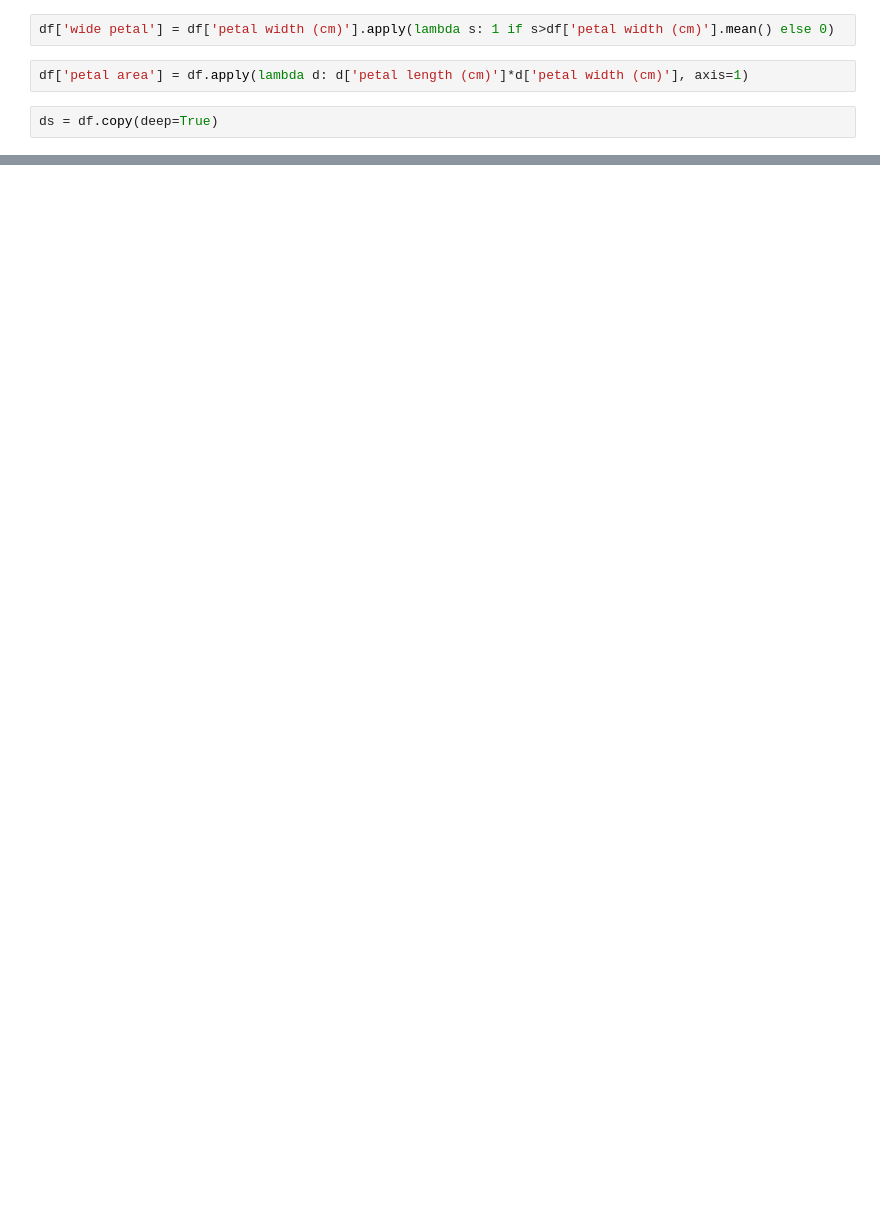
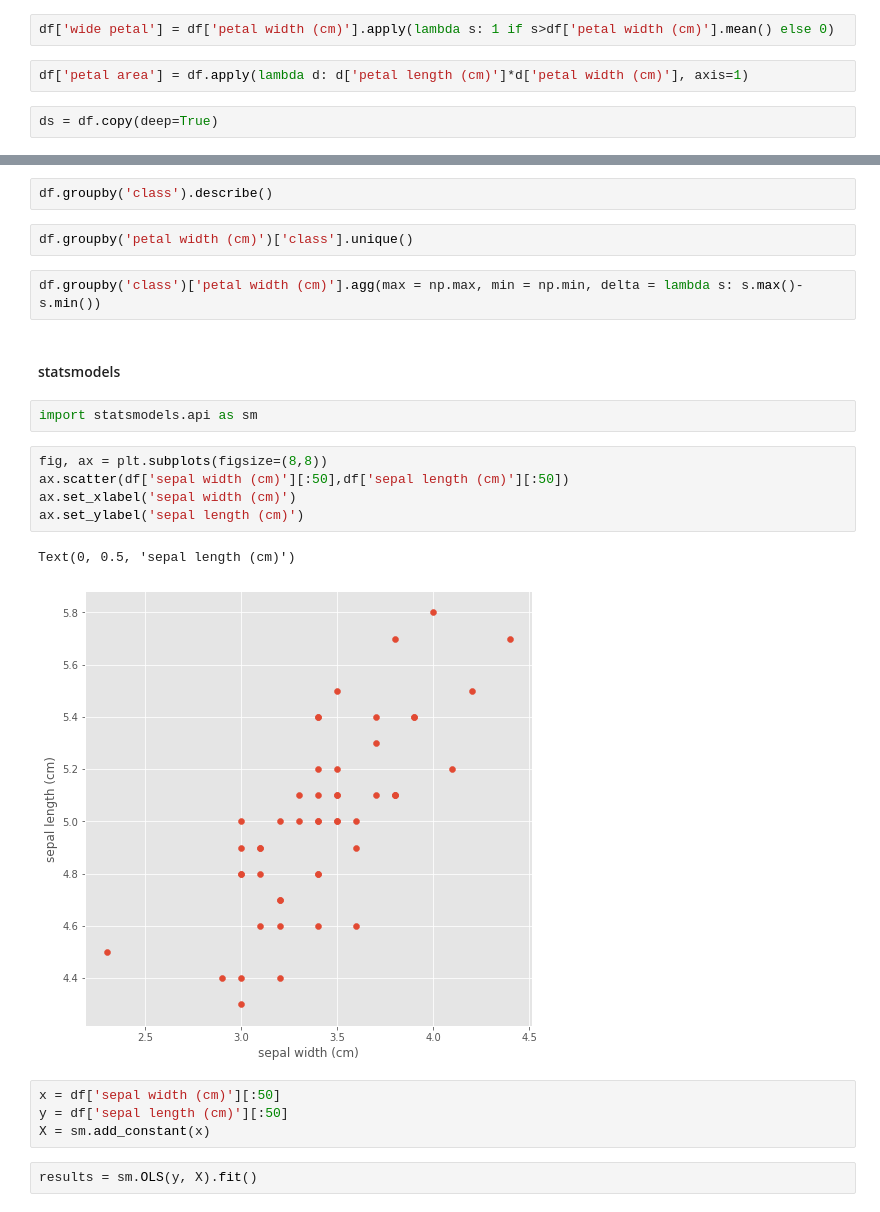
Before and after one commit to erisenlee/cv_base, a Jupyter notebook: PyML/pyml_overview.ipynb, the cells around one changed output, grey strips where cells are left out. Drawn from its saved outputs; the diff is of its cells as text; blank space fills up the shorter version.

```diff
--- a/PyML/pyml_overview.ipynb
+++ b/PyML/pyml_overview.ipynb
@@ -49,0 +33,24 @@ ds.applymap(lambda c: np.log(c) if isinstance(c, float) else c)
+# %%
+df.groupby('class').describe()
+# %%
+df.groupby('petal width (cm)')['class'].unique()
+# %%
+df.groupby('class')['petal width (cm)'].agg(max = np.max, min = np.min, delta = lambda s: s.max()-s.min())
+# %% [markdown]
+#### statsmodels
+# %%
+import statsmodels.api as sm
+# %%
+fig, ax = plt.subplots(figsize=(8,8))
+ax.scatter(df['sepal width (cm)'][:50],df['sepal length (cm)'][:50])
+ax.set_xlabel('sepal width (cm)')
+ax.set_ylabel('sepal length (cm)')
+# %% [output]
+Text(0, 0.5, 'sepal length (cm)')
+[figure, added]
+# %%
+x = df['sepal width (cm)'][:50]
+y = df['sepal length (cm)'][:50]
+X = sm.add_constant(x)
+# %%
+results = sm.OLS(y, X).fit()
```
Also changed, not shown: parts of 7 cells of this notebook.
